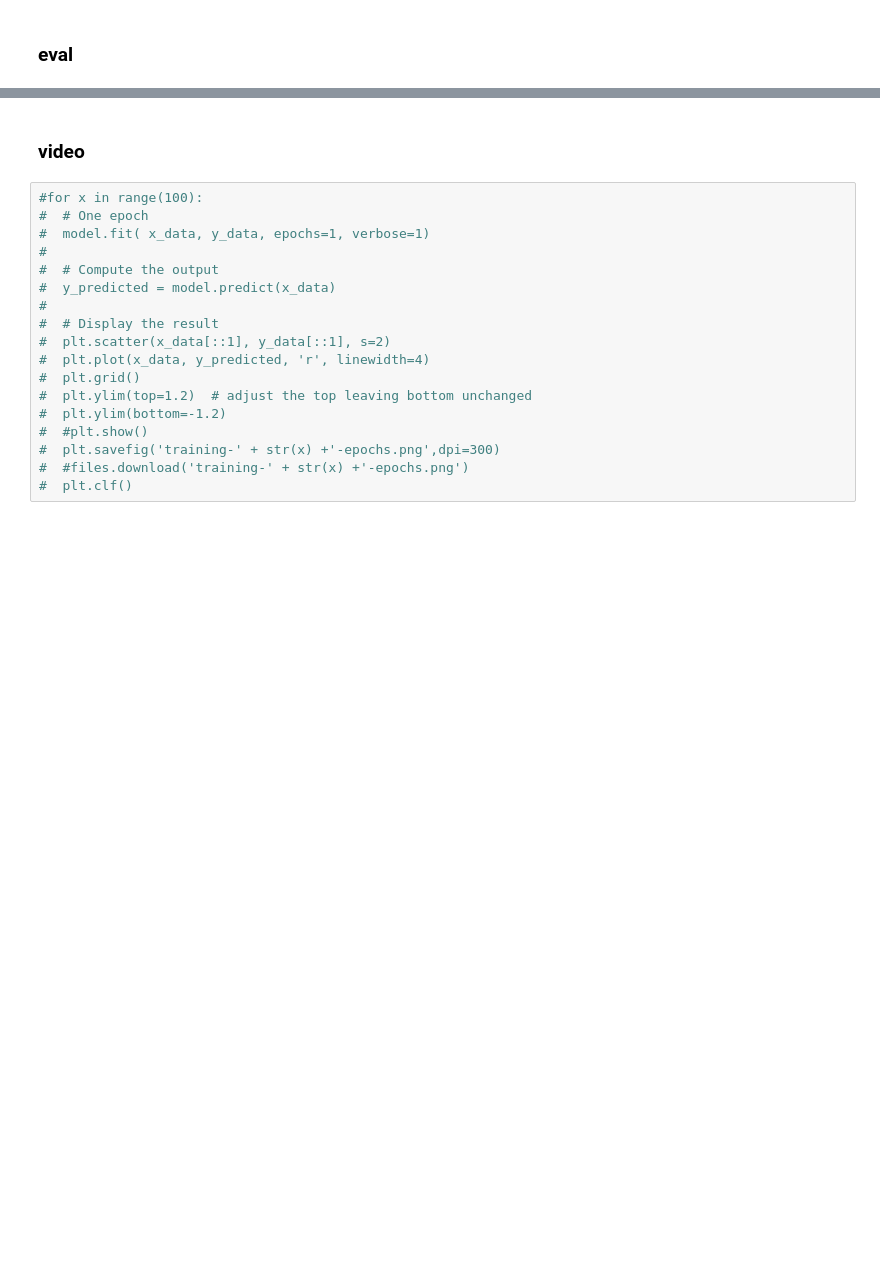
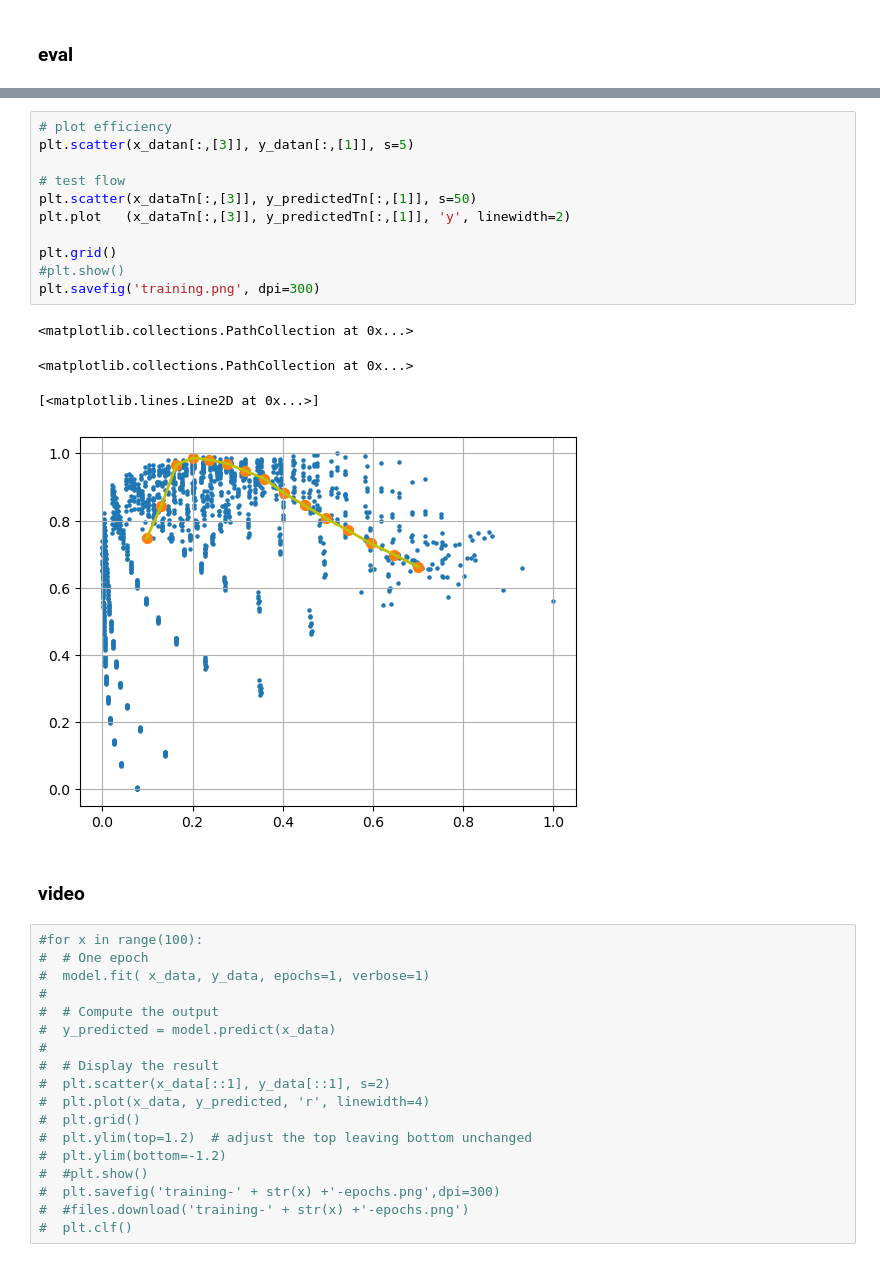
Before and after one commit to ng0177/network, a Jupyter notebook: wheel-01.ipynb, the cells around one changed output, grey strips where cells are left out. Saved outputs shown, nothing was run; the diff lists cells and outputs as text; blank space fills up the shorter version.

```diff
--- a/wheel-01.ipynb
+++ b/wheel-01.ipynb
@@ -320,3 +234,19 @@ plt.savefig('training.png', dpi=300)
+# %%
+# plot efficiency
+plt.scatter(x_datan[:,[3]], y_datan[:,[1]], s=5)
+
+# test flow
+plt.scatter(x_dataTn[:,[3]], y_predictedTn[:,[1]], s=50)
+plt.plot   (x_dataTn[:,[3]], y_predictedTn[:,[1]], 'y', linewidth=2)
+
+plt.grid()
+#plt.show()
+plt.savefig('training.png', dpi=300)
+# %% [output]
+<matplotlib.collections.PathCollection at 0x...>
+<matplotlib.collections.PathCollection at 0x...>
+[<matplotlib.lines.Line2D at 0x...>]
+[figure, added]
 # %% [markdown]
 ### video
 # %%
```
Also changed, not shown: parts of 38 cells of this notebook, 3 other files.
